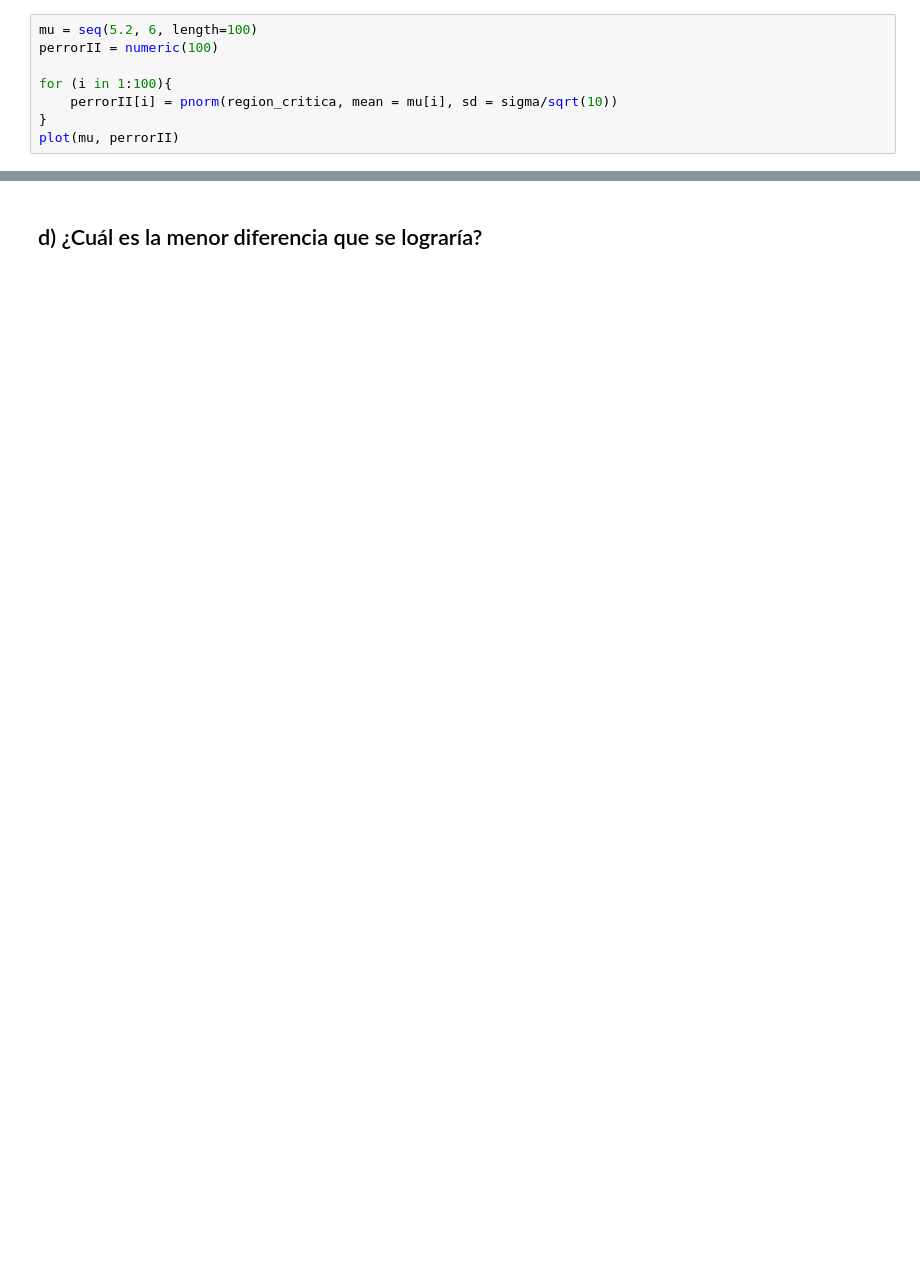
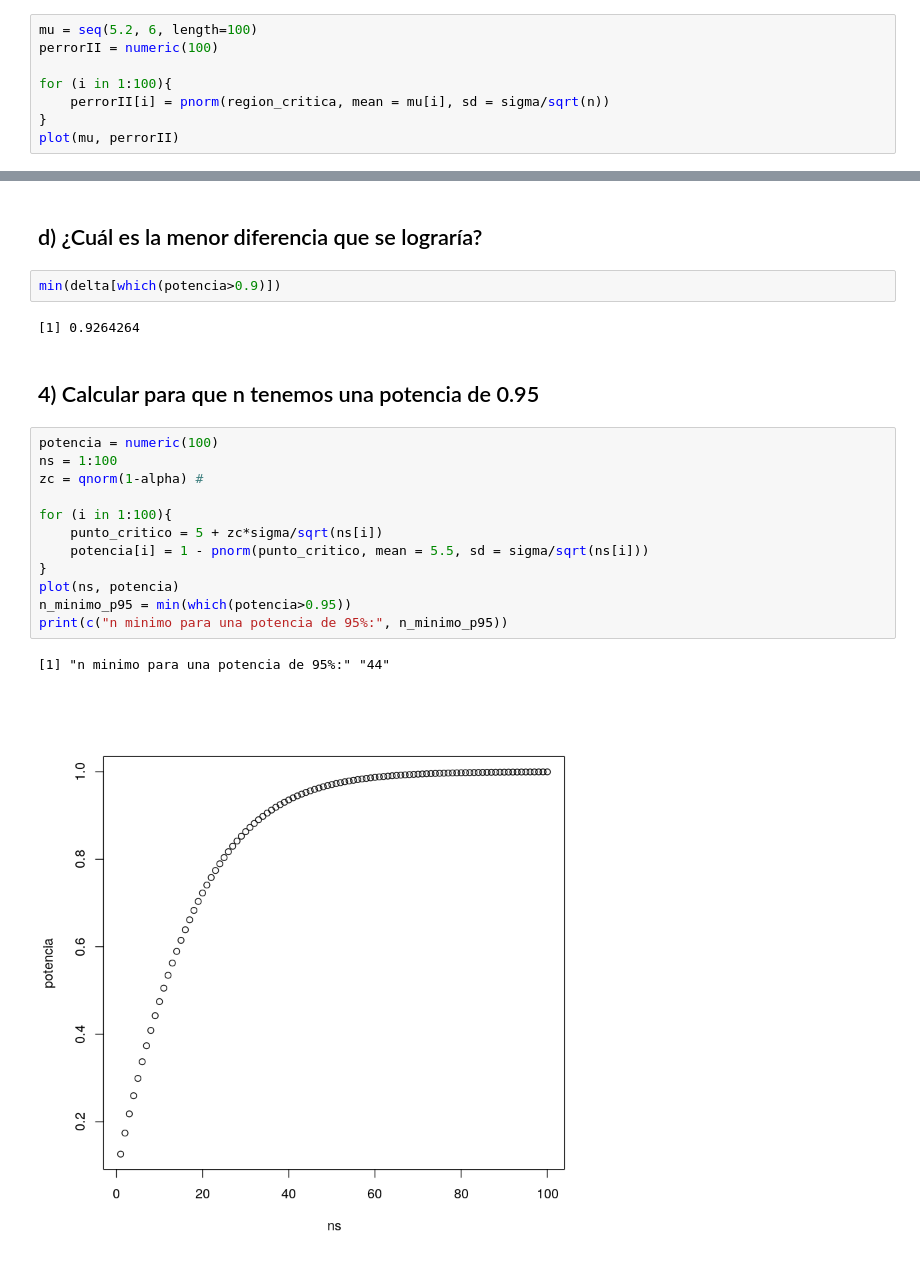
Before and after one commit to emilopez/intro-R, a Jupyter notebook: Guia1.ipynb, the cells around one changed output, grey strips where cells are left out. Drawn from its saved outputs; the diff is of its cells as text; blank space fills up the shorter version.

```diff
--- a/Guia1.ipynb
+++ b/Guia1.ipynb
@@ -35,7 +43,7 @@ mu = seq(5.2, 6, length=100)
 perrorII = numeric(100)
 
 for (i in 1:100){
-    perrorII[i] = pnorm(region_critica, mean = mu[i], sd = sigma/sqrt(10))
+    perrorII[i] = pnorm(region_critica, mean = mu[i], sd = sigma/sqrt(n))
 }
 plot(mu, perrorII)
 # %% [output]
@@ -56,2 +64,23 @@ plot(delta, potencia)
 # %% [markdown]
 ## d) ¿Cuál es la menor diferencia que se lograría?
+# %%
+min(delta[which(potencia>0.9)])
+# %% [output]
+[1] 0.9264264
+# %% [markdown]
+## 4) Calcular para que n tenemos una potencia de 0.95
+# %%
+potencia = numeric(100)
+ns = 1:100
+zc = qnorm(1-alpha) #
+
+for (i in 1:100){
+    punto_critico = 5 + zc*sigma/sqrt(ns[i])
+    potencia[i] = 1 - pnorm(punto_critico, mean = 5.5, sd = sigma/sqrt(ns[i]))
+}
+plot(ns, potencia)
+n_minimo_p95 = min(which(potencia>0.95))
+print(c("n minimo para una potencia de 95%:", n_minimo_p95))
+# %% [output]
+[1] "n minimo para una potencia de 95%:" "44"
+[figure, added]
```
Also changed, not shown: parts of 7 cells of this notebook.
